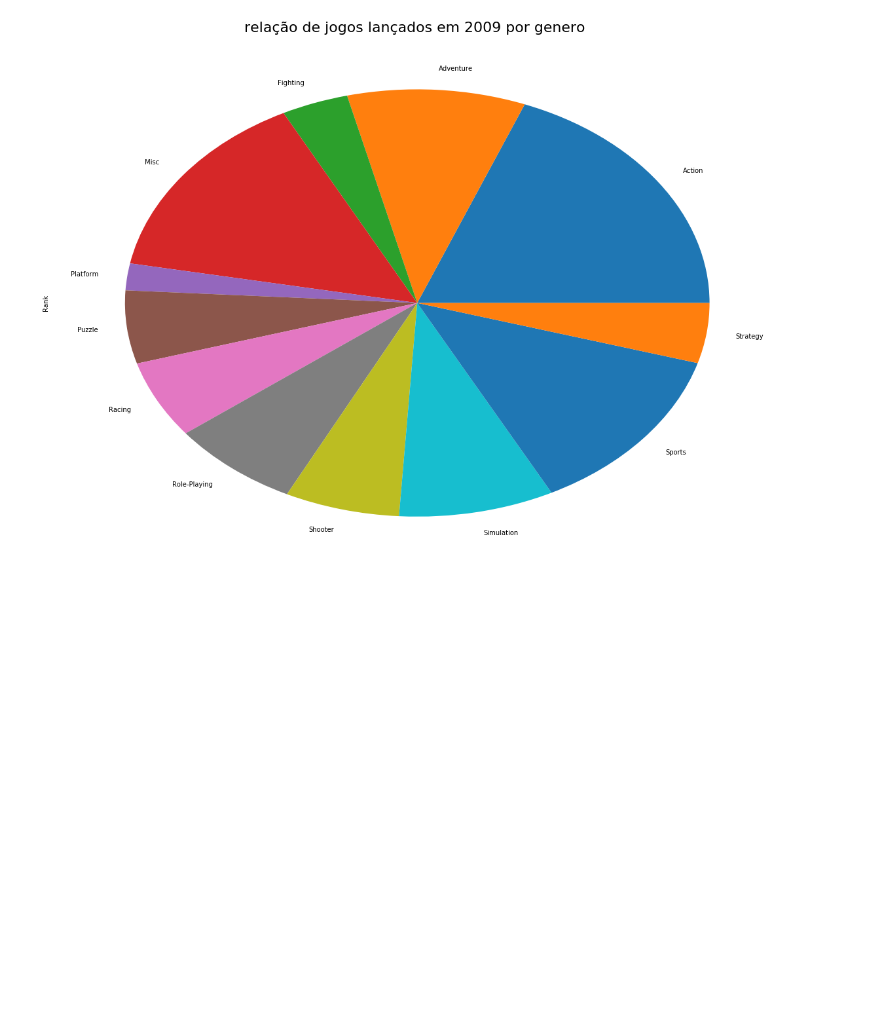
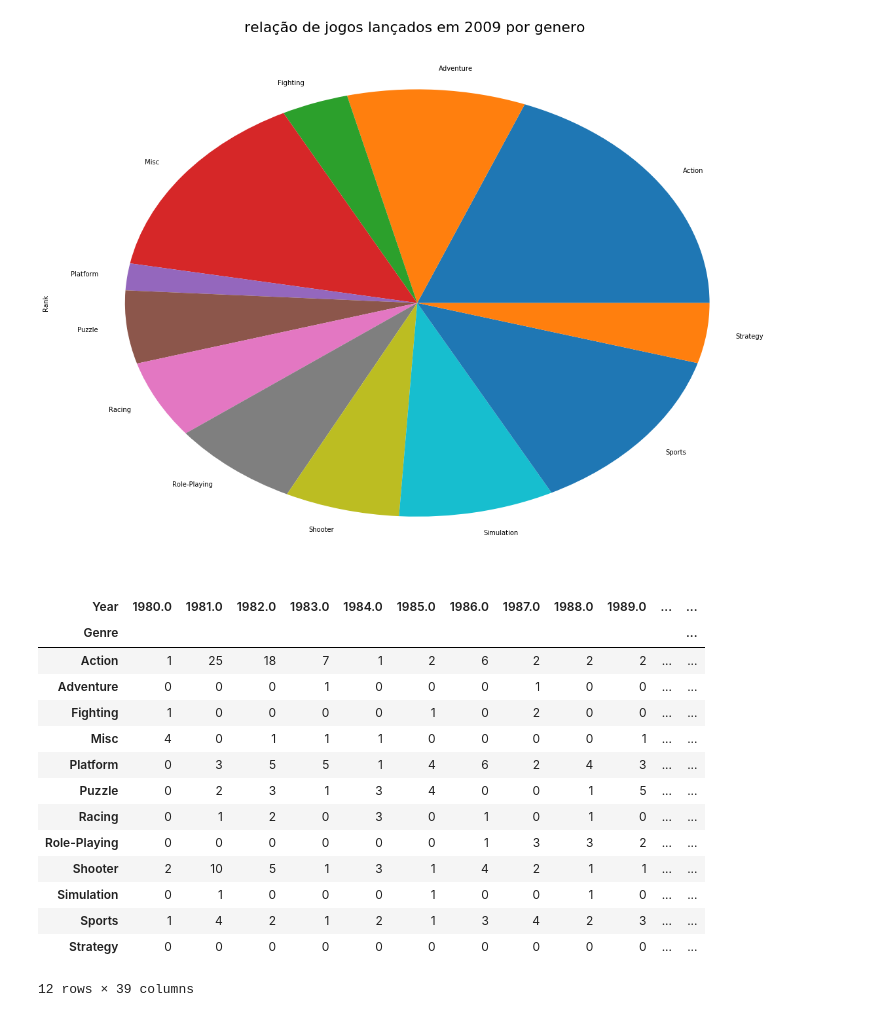
Before and after one commit to henriquewestphal/videogamesales, a Jupyter notebook: analise_videogames.ipynb, the cells around one changed output. Drawn from its saved outputs; the diff is of its cells as text; code cells hidden in the pictures; blank space fills up the shorter version.

```diff
--- a/analise_videogames.ipynb
+++ b/analise_videogames.ipynb
@@ -284,3 +284,22 @@ fig.set_title('relação de jogos lançados em 2009 por genero ', {'fontsize':22
 # %% [output]
 Text(0.5,1,'relação de jogos lançados em 2009 por genero ')
 [figure]
+# %%
+yeargenre = pd.crosstab(dados['Genre'],dados['Year'], margins=False)
+yeargenre
+# %% [output]
+| Year | 1980.0 | 1981.0 | 1982.0 | 1983.0 | 1984.0 | 1985.0 | 1986.0 | 1987.0 | 1988.0 | 1989.0 | ... | ... |
+| Genre |  |  |  |  |  |  |  |  |  |  |  | ... |
+| Action | 1 | 25 | 18 | 7 | 1 | 2 | 6 | 2 | 2 | 2 | ... | ... |
+| Adventure | 0 | 0 | 0 | 1 | 0 | 0 | 0 | 1 | 0 | 0 | ... | ... |
+| Fighting | 1 | 0 | 0 | 0 | 0 | 1 | 0 | 2 | 0 | 0 | ... | ... |
+| Misc | 4 | 0 | 1 | 1 | 1 | 0 | 0 | 0 | 0 | 1 | ... | ... |
+| Platform | 0 | 3 | 5 | 5 | 1 | 4 | 6 | 2 | 4 | 3 | ... | ... |
+| Puzzle | 0 | 2 | 3 | 1 | 3 | 4 | 0 | 0 | 1 | 5 | ... | ... |
+| Racing | 0 | 1 | 2 | 0 | 3 | 0 | 1 | 0 | 1 | 0 | ... | ... |
+| Role-Playing | 0 | 0 | 0 | 0 | 0 | 0 | 1 | 3 | 3 | 2 | ... | ... |
+| Shooter | 2 | 10 | 5 | 1 | 3 | 1 | 4 | 2 | 1 | 1 | ... | ... |
+| Simulation | 0 | 1 | 0 | 0 | 0 | 1 | 0 | 0 | 1 | 0 | ... | ... |
+| Sports | 1 | 4 | 2 | 1 | 2 | 1 | 3 | 4 | 2 | 3 | ... | ... |
+| Strategy | 0 | 0 | 0 | 0 | 0 | 0 | 0 | 0 | 0 | 0 | ... | ... |
+12 rows × 39 columns
```
Also changed, not shown: parts of 1 cell of this notebook.
